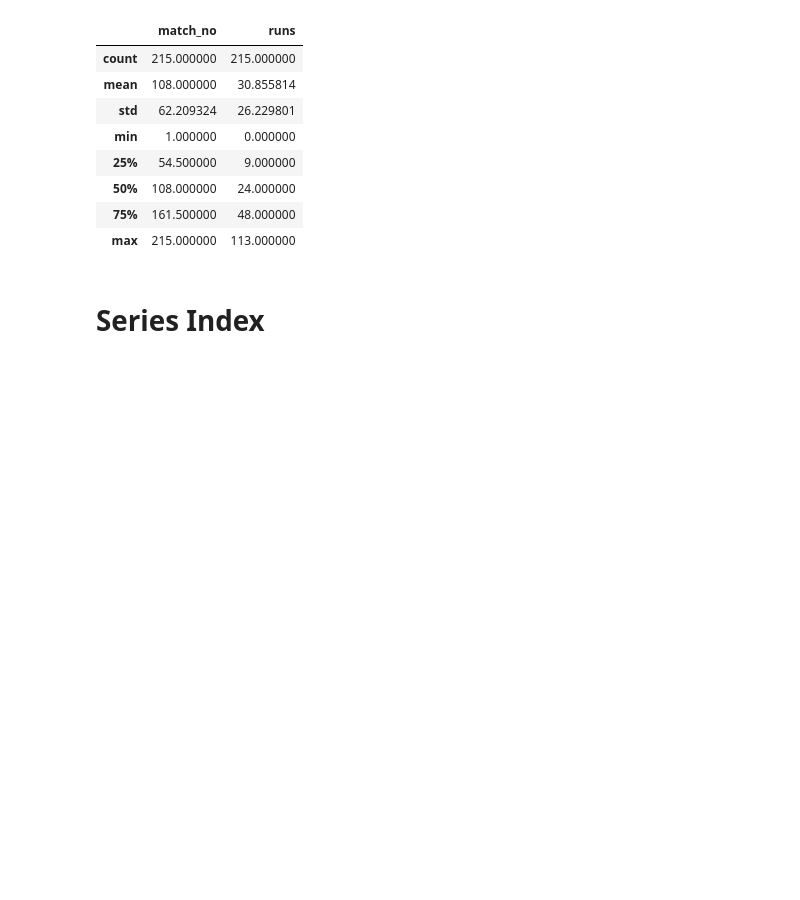
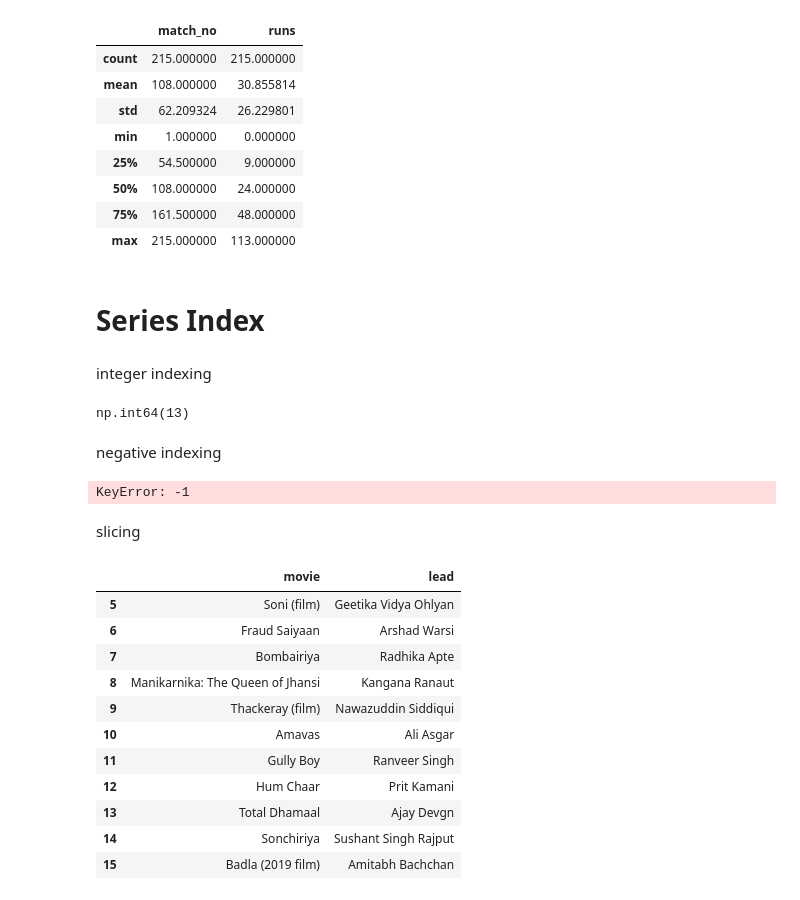
Before and after one commit to Suraj-kumar121K/PANDAS-CURSE, a Jupyter notebook: Pandas_Caurse/Data_Structure/Series/01_Series.ipynb, the cells around one changed output. Drawn from its saved outputs; the diff is of its cells as text; code cells hidden in the pictures; blank space fills up the shorter version.

```diff
--- a/Pandas_Caurse/Data_Structure/Series/01_Series.ipynb
+++ b/Pandas_Caurse/Data_Structure/Series/01_Series.ipynb
@@ -332,3 +326,33 @@ kohli.describe()
 | max | 215.000000 | 113.000000 |
 # %% [markdown]
 # Series Index
+# %% [markdown]
+integer indexing
+# %%
+x = pd.Series([12, 13, 14, 15])
+x[1]
+# %% [output]
+np.int64(13)
+# %% [markdown]
+negative indexing
+# %%
+x[-1]
+# %% [output]
+KeyError: -1
+# %% [markdown]
+slicing
+# %%
+bollybood[5:16]
+# %% [output]
+|  | movie | lead |
+| 5 | Soni (film) | Geetika Vidya Ohlyan |
+| 6 | Fraud Saiyaan | Arshad Warsi |
+| 7 | Bombairiya | Radhika Apte |
+| 8 | Manikarnika: The Queen of Jhansi | Kangana Ranaut |
+| 9 | Thackeray (film) | Nawazuddin Siddiqui |
+| 10 | Amavas | Ali Asgar |
+| 11 | Gully Boy | Ranveer Singh |
+| 12 | Hum Chaar | Prit Kamani |
+| 13 | Total Dhamaal | Ajay Devgn |
+| 14 | Sonchiriya | Sushant Singh Rajput |
+| 15 | Badla (2019 film) | Amitabh Bachchan |
```
Also changed, not shown: parts of 33 cells of this notebook.
